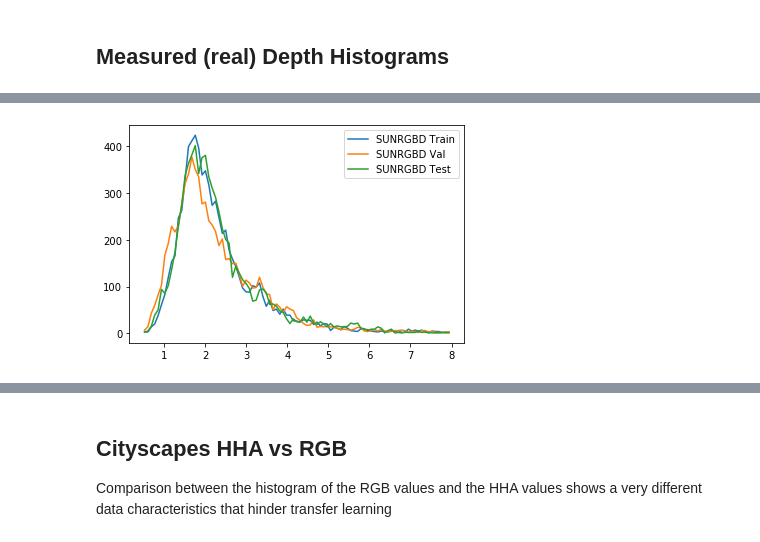
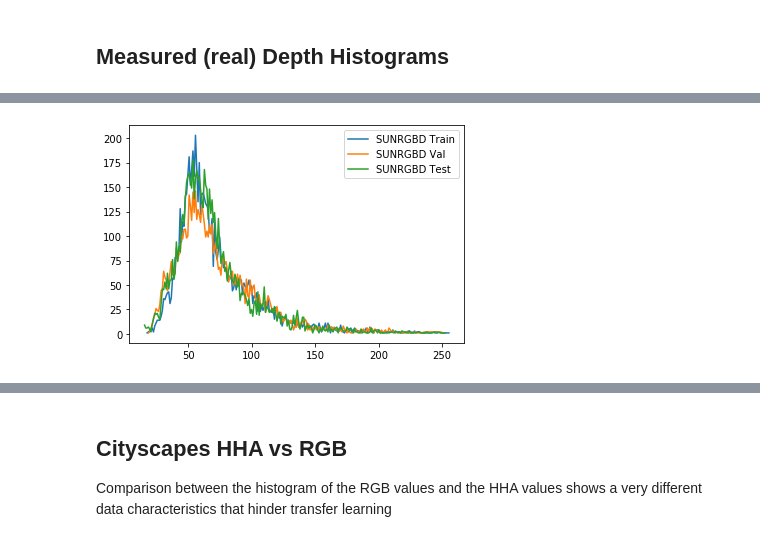
Before and after one commit to crmauceri/pytorch-deeplab-xception, a Jupyter notebook: visualization_scripts/RGB-D Data Distributions.ipynb, the cells around one changed output, grey strips where cells are left out. Cells and saved outputs as stored; diff of their text form; code cells hidden in the pictures.

```diff
--- a/visualization_scripts/RGB-D Data Distributions.ipynb
+++ b/visualization_scripts/RGB-D Data Distributions.ipynb
@@ -144,21 +157,21 @@ Using RGB-D input
 # %%
 sun_depth_samples = sunrgbd_rgbd_dist_train['samples'][:, -1]
 sun_depth_samples_train = sun_depth_samples[np.nonzero(sun_depth_samples)]
 
 sun_depth_samples = sunrgbd_rgbd_dist_val['samples'][:, -1]
 sun_depth_samples_val = sun_depth_samples[np.nonzero(sun_depth_samples)]
 
 sun_depth_samples = sunrgbd_rgbd_dist_test['samples'][:, -1]
 sun_depth_samples_test = sun_depth_samples[np.nonzero(sun_depth_samples)]
 
-bins = np.linspace(-1,20, num=256)
+bins = np.linspace(0,256, num=256)
 plot_distribution([sun_depth_samples_train,
                    sun_depth_samples_val,
                    sun_depth_samples_test], bins)
 plt.legend(['SUNRGBD Train', 'SUNRGBD Val', 'SUNRGBD Test'])
 plt.show()
 # %% [output]
-[figure, old version]
+[figure, new version]
 # %%
 print("SUNRGBD mean: {} \n \t std: {}".format(sunrgbd_rgbd_dist_train['mean'],
                                                  sunrgbd_rgbd_dist_train['std']))
```
Also changed, not shown: parts of 33 cells of this notebook, 8 other files.
